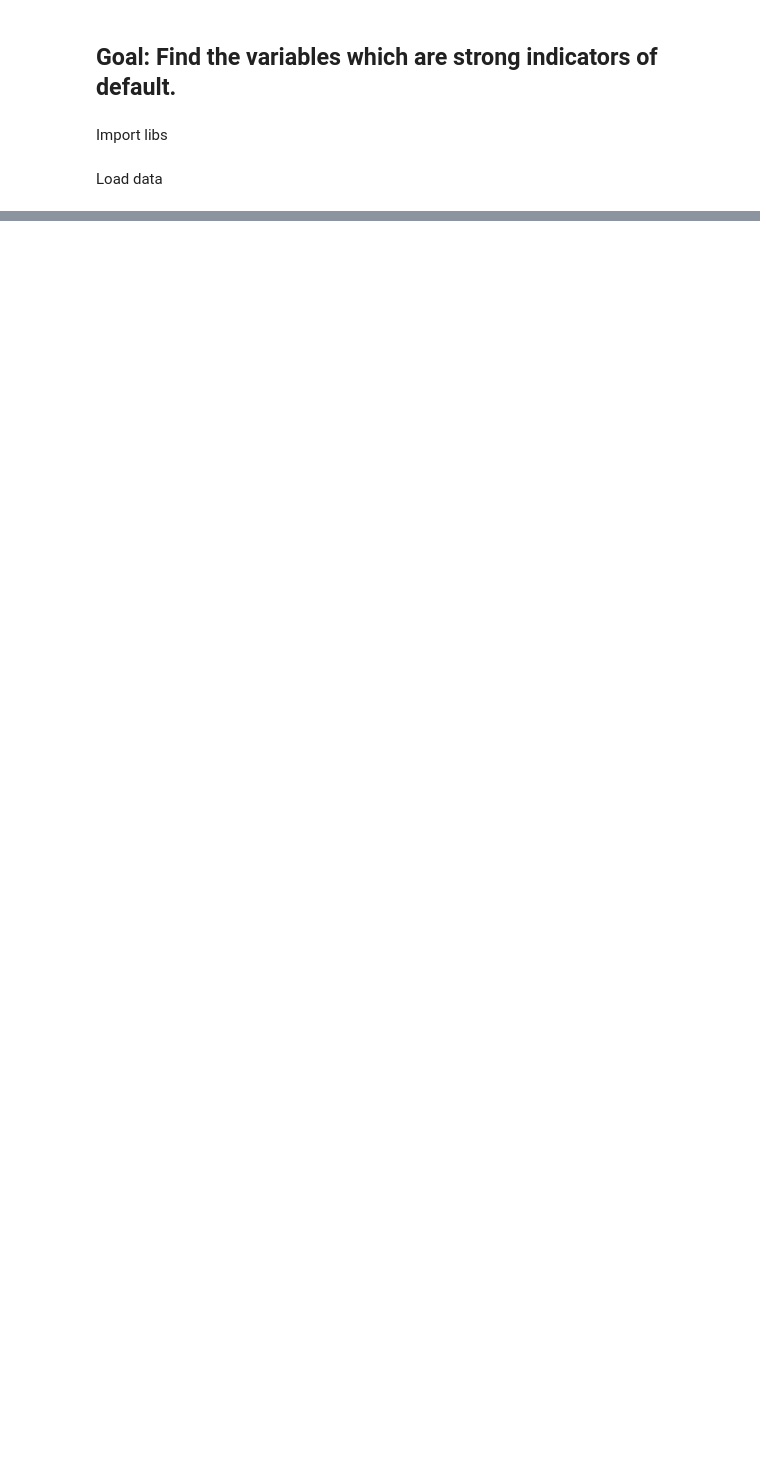
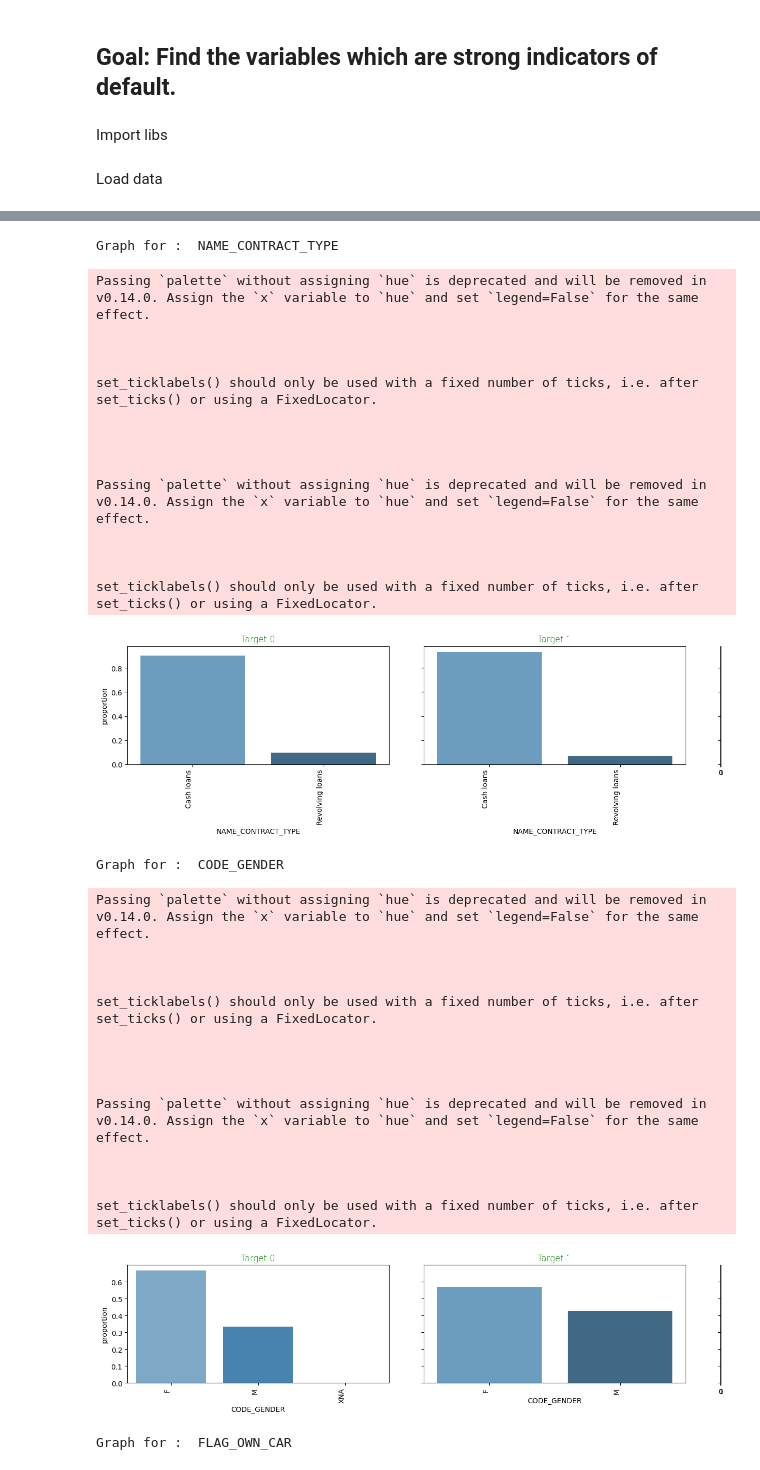
Before and after one commit to m1np3m/upgrad_eda_final, a Jupyter notebook: notebook_application.ipynb, the cells around one changed output, grey strips where cells are left out. Cells and saved outputs as stored; diff of their text form; code cells hidden in the pictures; blank space fills up the shorter version.

```diff
--- a/notebook_application.ipynb
+++ b/notebook_application.ipynb
@@ -158,0 +149,49 @@ null_percentages
+# %%
+category_columns = application_df.select_dtypes(include=['object']).columns
+for i in category_columns:
+
+    cat_num_0=application_df[application_df["TARGET"] == 0][i].value_counts(normalize=True)
+    f,(ax1,ax2,ax3) = plt.subplots(1,3,sharey=True,gridspec_kw={'width_ratios':[1,1, 0.001]},figsize=(15,3))
+    print("Graph for : ",i)
+    chart1=sns.barplot(x=cat_num_0.index, y=cat_num_0, ax=ax1, palette="Blues_d")
+    chart1.set_xticklabels(chart1.get_xticklabels(minor=False), rotation=90, horizontalalignment='right')
+    chart1.axes.set_title('Target 0',fontsize= 12,fontweight= 7,color='Green')
+    cat_num_1=application_df[application_df["TARGET"] == 1][i].value_counts(normalize=True)
+    chart2=sns.barplot(x=cat_num_1.index, y=cat_num_1,ax=ax2, palette="Blues_d")
+    chart2.set_xticklabels(chart2.get_xticklabels(), rotation=90, horizontalalignment='right')
+    chart2.axes.set_title('Target 1',fontsize= 12,fontweight= 7,color='Green')
+    plt.show()
+# %% [output]
+Graph for :  NAME_CONTRACT_TYPE
+Passing `palette` without assigning `hue` is deprecated and will be removed in v0.14.0. Assign the `x` variable to `hue` and set `legend=False` for the same effect.
+
+
+
+set_ticklabels() should only be used with a fixed number of ticks, i.e. after set_ticks() or using a FixedLocator.
+
+
+
+
+Passing `palette` without assigning `hue` is deprecated and will be removed in v0.14.0. Assign the `x` variable to `hue` and set `legend=False` for the same effect.
+
+
+
+set_ticklabels() should only be used with a fixed number of ticks, i.e. after set_ticks() or using a FixedLocator.
+[figure, added]
+Graph for :  CODE_GENDER
+Passing `palette` without assigning `hue` is deprecated and will be removed in v0.14.0. Assign the `x` variable to `hue` and set `legend=False` for the same effect.
+
+
+
+set_ticklabels() should only be used with a fixed number of ticks, i.e. after set_ticks() or using a FixedLocator.
+
+
+
+
+Passing `palette` without assigning `hue` is deprecated and will be removed in v0.14.0. Assign the `x` variable to `hue` and set `legend=False` for the same effect.
+
+
+
+set_ticklabels() should only be used with a fixed number of ticks, i.e. after set_ticks() or using a FixedLocator.
+[figure, added]
+Graph for :  FLAG_OWN_CAR
```
Also changed, not shown: parts of 40 cells of this notebook.
